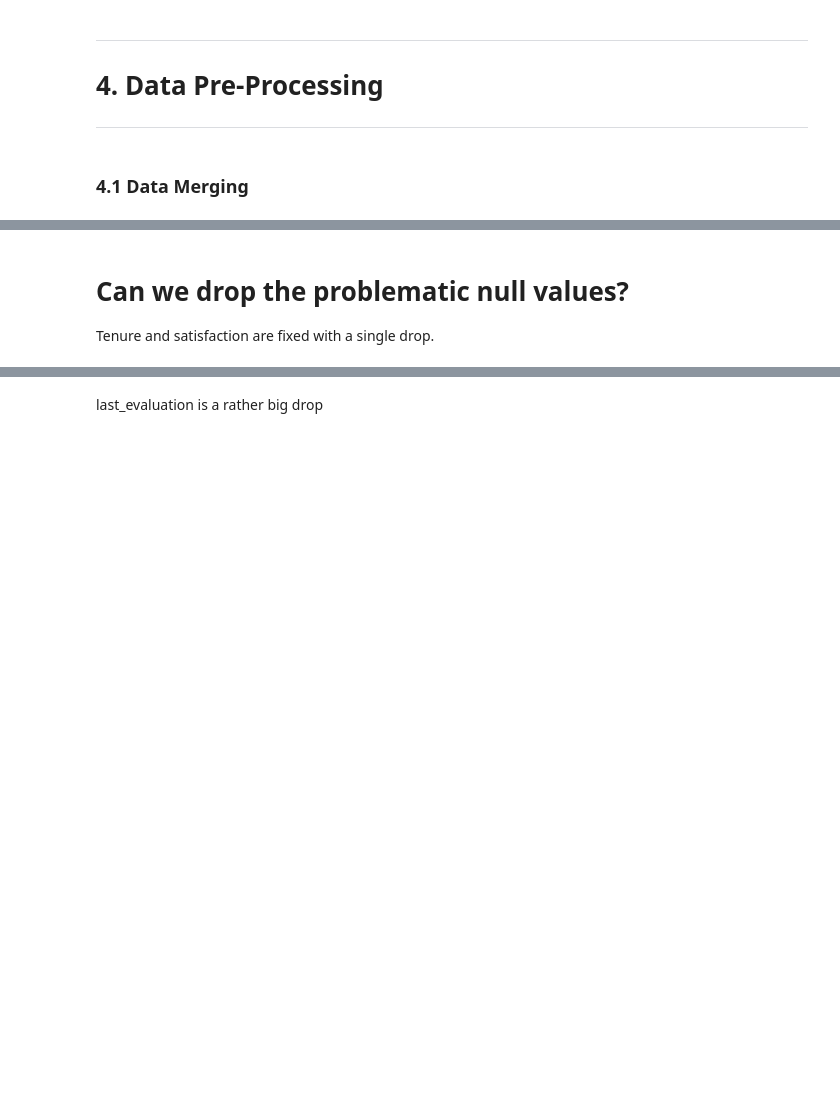
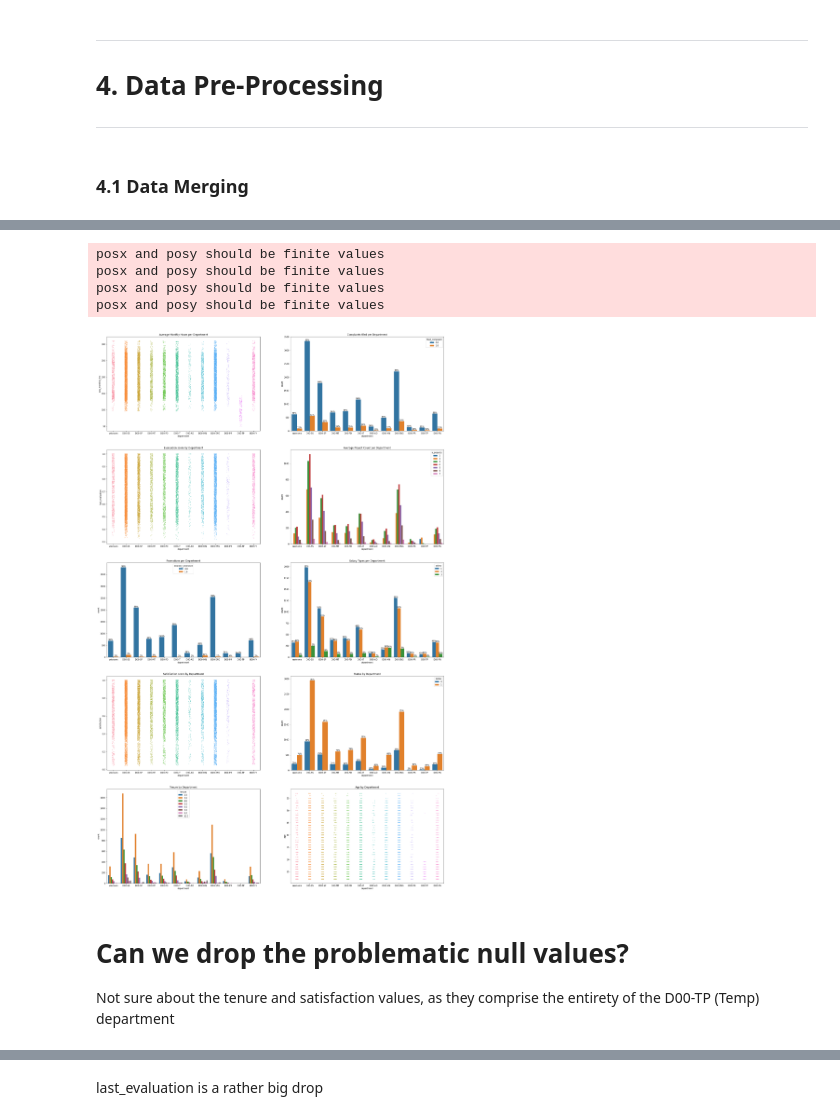
Before and after one commit to Drakus98/Capstone_2, a Jupyter notebook: Capstone_2_Notebook.ipynb, the cells around one changed output, grey strips where cells are left out. Cells and saved outputs as stored; diff of their text form; code cells hidden in the pictures; blank space fills up the shorter version.

Commit message:
Plotted the unknown department vs everything else

```diff
--- a/Capstone_2_Notebook.ipynb
+++ b/Capstone_2_Notebook.ipynb
@@ -410,5 +423,81 @@ Name: department, dtype: int64
+# %%
+# Blatantly copied code, mildly edited for 100% - https://stackoverflow.com/questions/31749448/how-to-add-percentages-on-top-of-bars-in-seaborn
+
+def barPerc(df,xVar,ax):
+    '''
+    barPerc(): Add percentage for hues to bar plots
+    args:
+        df: pandas dataframe
+        xVar: (string) X variable
+        ax: Axes object (for Seaborn Countplot/Bar plot or
+                         pandas bar plot)
+    '''
+    # 1. how many X categories
+    ##   check for NaN and remove
+    numX=len([x for x in df[xVar].unique() if x==x])
+
+    # 2. The bars are created in hue order, organize them
+    bars = ax.patches
+    ## 2a. For each X variable
+    for ind in range(numX):
+        ## 2b. Get every hue bar
+        ##     ex. 8 X categories, 4 hues =>
+        ##    [0, 8, 16, 24] are hue bars for 1st X category
+        hueBars=bars[ind:][::numX]
+        ## 2c. Get the total height (for percentages)
+        total = sum([x.get_height() for x in hueBars])
+
+        # 3. Print the percentage on the bars
+        for bar in hueBars:
+            ax.text(bar.get_x() + bar.get_width()/2.,
+                    bar.get_height(),
+                    f'{bar.get_height()/total:.0%}',
+                    ha="center",va="bottom")
+
+
+fig, axs = plt.subplots(nrows=5,ncols=2,figsize=(30,50))
+
+axs[0,0].set_title(label='Average Monthly Hours per Department')
+p1 = sns.stripplot(x = 'department', y = 'avg_monthly_hrs', data = dfm, ax = axs[0,0],s=2)
+
+axs[0,1].set_title(label='Complaints filed per Department')
+p2 = sns.countplot(x = 'department', hue = 'filed_complaint', data = dfm, ax = axs[0,1])
+barPerc(dfm,'department',p2)
+
+axs[1,0].set_title(label='Evaluation score by Department')
+p3 = sns.stripplot(x = 'department',  y = 'last_evaluation', data = dfm, ax = axs[1,0],s=2)
+
+axs[1,1].set_title(label='Average Project Count per Department')
+p4 = sns.countplot(x = 'department', hue = 'n_projects', data = dfm, ax = axs[1,1])
+
+axs[2,0].set_title(label='Promotions per Department')
+p5 = sns.countplot(x = 'department', hue = 'recently_promoted', data = dfm, ax = axs[2,0])
+barPerc(dfm,'department',p5)
+
+axs[2,1].set_title(label='Salary Types per Department')
+p6 = sns.countplot(x = 'department', hue = 'salary', data = dfm, ax = axs[2,1])
+barPerc(dfm,'department',p6)
+
+axs[3,0].set_title(label='Satisfaction score by Department')
+p7= sns.stripplot(x = 'department', y = 'satisfaction', data = dfm, ax = axs[3,0],s=2)
+
+axs[3,1].set_title(label='Status by Department')
+p8 = sns.countplot(x = 'department', hue = 'status', data = dfm, ax = axs[3,1])
+barPerc(dfm,'department',p8)
+
+axs[4,0].set_title(label='Tenure by Department')
+p9= sns.countplot(x = 'department', hue = 'tenure', data = dfm, ax = axs[4,0])
+
+axs[4,1].set_title(label='Age by Department')
+p7= sns.stripplot(x = 'department', y = 'age', data = dfm, ax = axs[4,1],s=2)
+# %% [output]
+posx and posy should be finite values
+posx and posy should be finite values
+posx and posy should be finite values
+posx and posy should be finite values
+[figure, added]
 # %% [markdown]
 # **Can we drop the problematic null values?**
 
-Tenure and satisfaction are fixed with a single drop.
+Not sure about the tenure and satisfaction values, as they comprise the entirety of the D00-TP (Temp) department
 # %%
```
Also changed, not shown: parts of 20 cells of this notebook, 1 other file.
